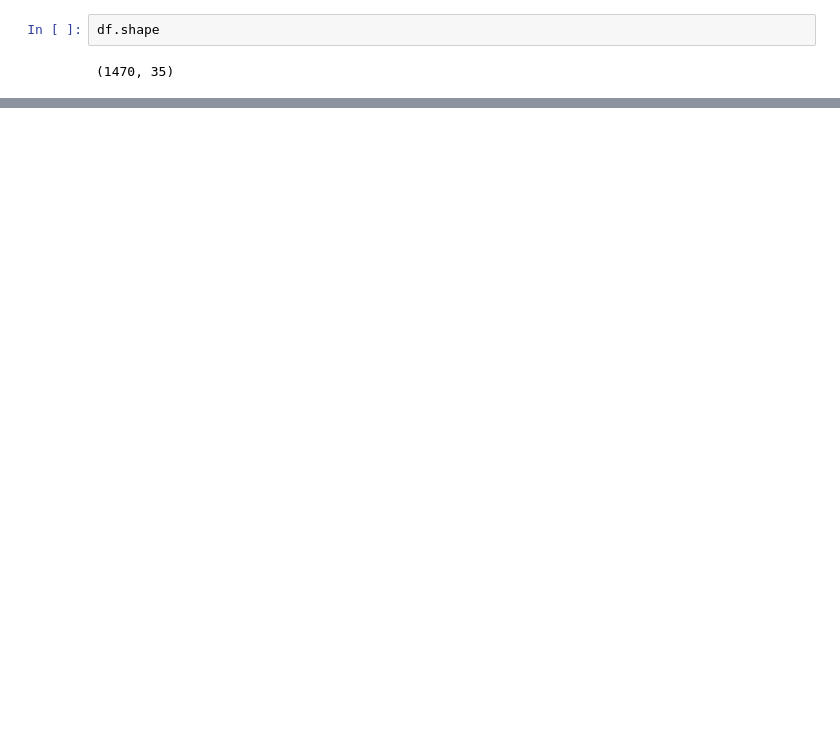
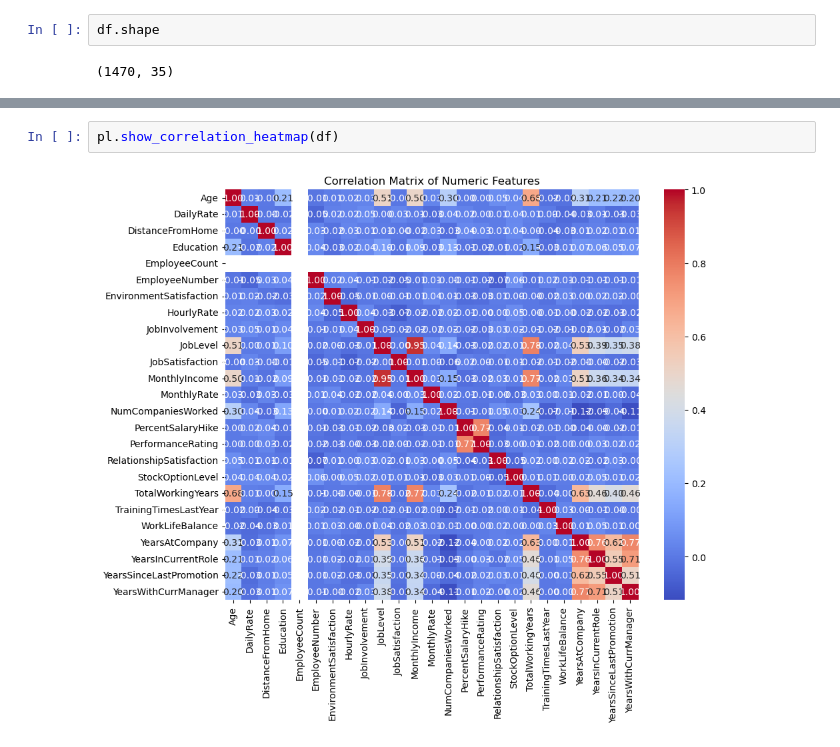
Before and after one commit to MojoOno/MP3, a Jupyter notebook: MP3_report.ipynb, the cells around one changed output, grey strips where cells are left out. Cells and saved outputs as stored; diff of their text form; blank space fills up the shorter version.

```diff
--- a/MP3_report.ipynb
+++ b/MP3_report.ipynb
@@ -84,0 +81,4 @@ memory usage: 402.1+ KB
+# %%
+pl.show_correlation_heatmap(df)
+# %% [output]
+[figure, added]
```
Also changed, not shown: parts of 10 cells of this notebook.
